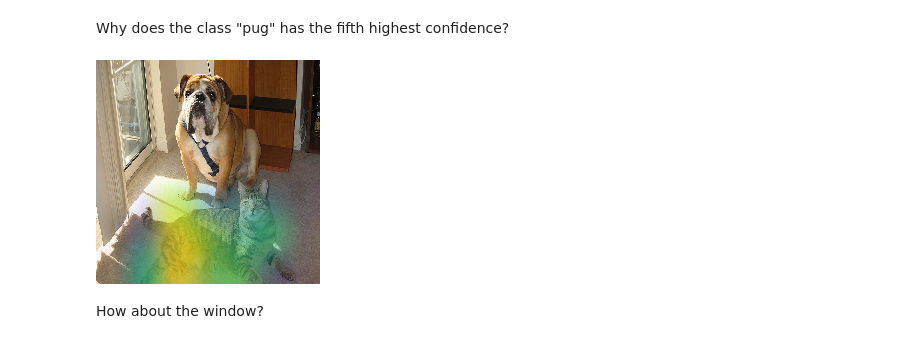
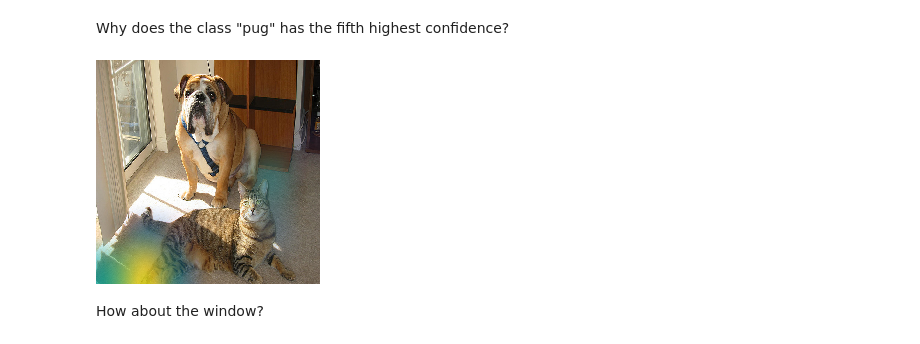
Before and after one commit to Fundator/minikurs, a Jupyter notebook: 6.ipynb, the cells around one changed output. Saved outputs shown, nothing was run; the diff lists cells and outputs as text; code cells hidden in the pictures.

```diff
--- a/6.ipynb
+++ b/6.ipynb
@@ -282,9 +297,9 @@ eli5.show_prediction(model, doc, targets=[cat_idx]) # pass the class id
 Why does the class "pug" has the fifth highest confidence?
 # %%
 pug_idx = 254 # ImageNet ID for "pug" class, because we have a don't in the picture but it was the fifth highest prediction
-eli5.show_prediction(model, doc, targets=[cat_idx]) # pass the class id
+eli5.show_prediction(model, doc, targets=[pug_idx]) # pass the class id
 # %% [output]
-[figure, old version]
+[figure, new version]
 # %% [markdown]
 How about the window?
 # %%
```
Also changed, not shown: parts of 3 cells of this notebook.
